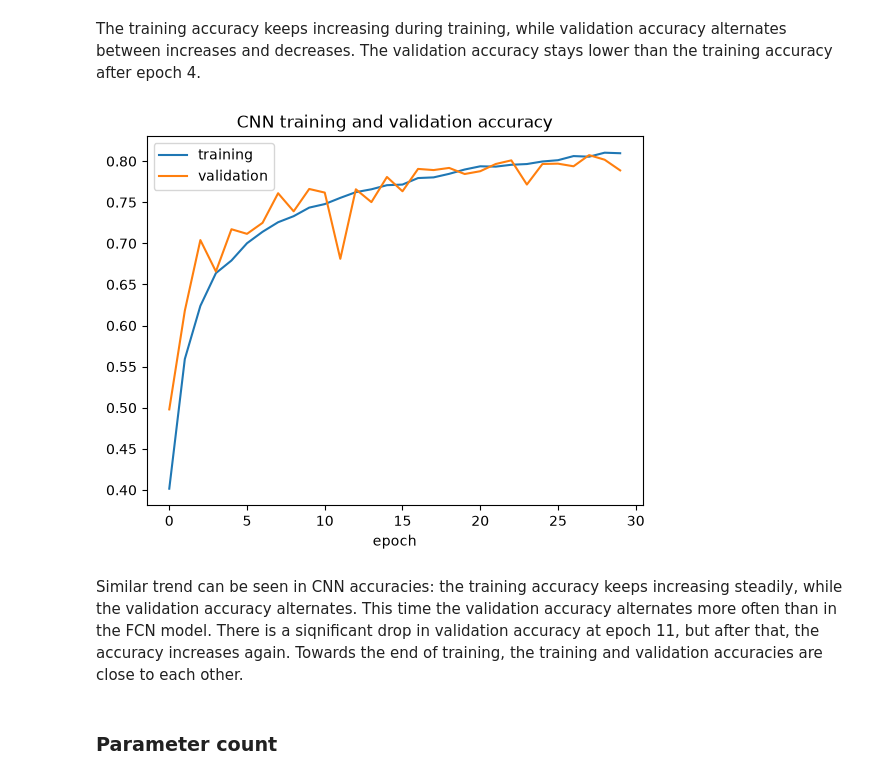
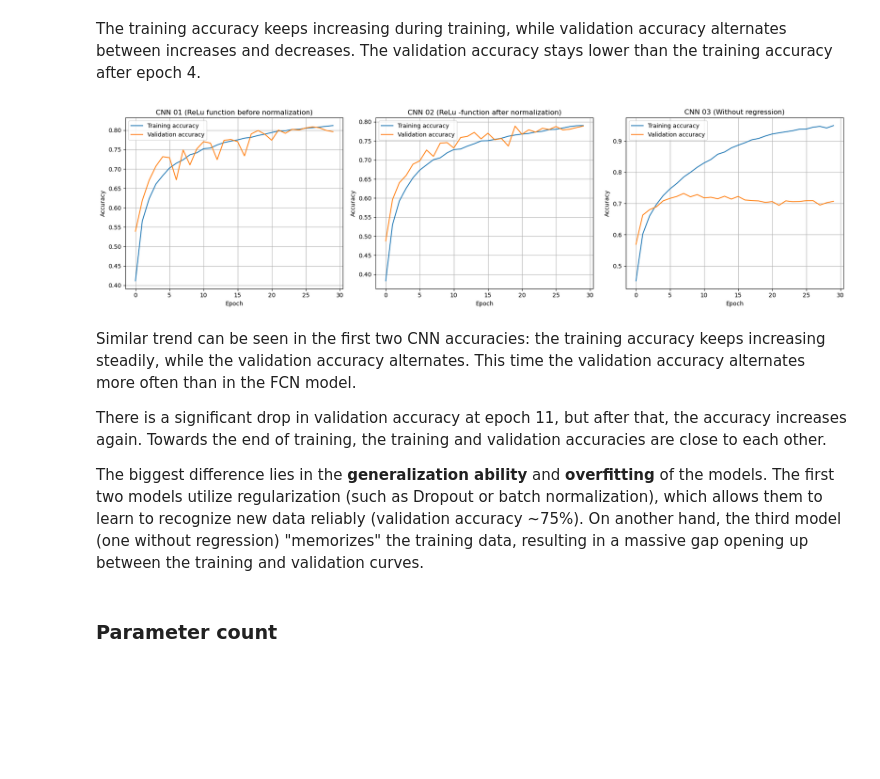
Before and after one commit to mehiis/neural-network-metropolia, a Jupyter notebook: assignment_01/assignment_01-cifar-10.ipynb, the cells around one changed output. Saved outputs shown, nothing was run; the diff lists cells and outputs as text; code cells hidden in the pictures; blank space fills up the shorter version.

Commit message:
add multiple cnn results

```diff
--- a/assignment_01/assignment_01-cifar-10.ipynb
+++ b/assignment_01/assignment_01-cifar-10.ipynb
@@ -152,7 +147,7 @@ Many different values for the number of epochs and other parameters were also te
 # %% [markdown]
 <h3>Convolutional Neural Network</h3>
 # %%
-cnn_model = Sequential(
+cnn_model_01 = Sequential(
     [
         layers.Input((32, 32, 3)),
 
@@ -178,7 +173,8 @@ cnn_model = Sequential(
         layers.Dropout(0.4),
         layers.Dense(10, activation="softmax"),
     ],
-    name="cnn_model",
+    name="cnn_model_relu_on_convo",
 )
 
-cnn_model.compile(optimizer='adam', loss='categorical_crossentropy', metrics=['accuracy'])
+cnn_model_01.compile(optimizer='adam', loss='categorical_crossentropy', metrics=['accuracy'])
+cnn_history_01 = cnn_model_01.fit(X_train, y_train, batch_size=32, epochs=30, validation_split=0.1)
@@ -246,16 +338,31 @@ The training accuracy keeps increasing during training, while validation accurac
 # %%
 # CNN
 
-plt.plot(cnn_history.history["accuracy"], label="training")
-plt.plot(cnn_history.history["val_accuracy"], label="validation")
-plt.xlabel("epoch")
-plt.title("CNN training and validation accuracy")
-plt.legend()
+fig, axes = plt.subplots(1, 3, figsize=(18, 5))
+
+histories = [cnn_history_01, cnn_history_02, cnn_history_03]
+titles = ["CNN 01 (ReLu function before normalization)", "CNN 02 (ReLu -function after normalization)", "CNN 03 (Without regression)"]
+
+for i, (history, title) in enumerate(zip(histories, titles)):
+    axes[i].plot(history.history["accuracy"], label="Training accuracy")
+    axes[i].plot(history.history["val_accuracy"], label="Validation accuracy")
+
+    axes[i].set_title(title)
+    axes[i].set_xlabel("Epoch")
+    axes[i].set_ylabel("Accuracy")
+    axes[i].legend()
+    axes[i].grid()
+
+plt.tight_layout()
 plt.show()
 # %% [output]
-[figure, old version]
+[figure, new version]
 # %% [markdown]
-Similar trend can be seen in CNN accuracies: the training accuracy keeps increasing steadily, while the validation accuracy alternates. This time the validation accuracy alternates more often than in the FCN model. There is a siqnificant drop in validation accuracy at epoch 11, but after that, the accuracy increases again. Towards the end of training, the training and validation accuracies are close to each other.
+Similar trend can be seen in the first two CNN accuracies: the training accuracy keeps increasing steadily, while the validation accuracy alternates. This time the validation accuracy alternates more often than in the FCN model.
+
+There is a significant drop in validation accuracy at epoch 11, but after that, the accuracy increases again. Towards the end of training, the training and validation accuracies are close to each other.
+
+The biggest difference lies in the <b>generalization ability</b> and <b>overfitting</b> of the models. The first two models utilize regularization (such as Dropout or batch normalization), which allows them to learn to recognize new data reliably (validation accuracy ~75%). On another hand, the third model (one without regression) "memorizes" the training data, resulting in a massive gap opening up between the training and validation curves.
 # %% [markdown]
 ### Parameter count
 # %% [markdown]
```
Also changed, not shown: parts of 19 cells of this notebook.
